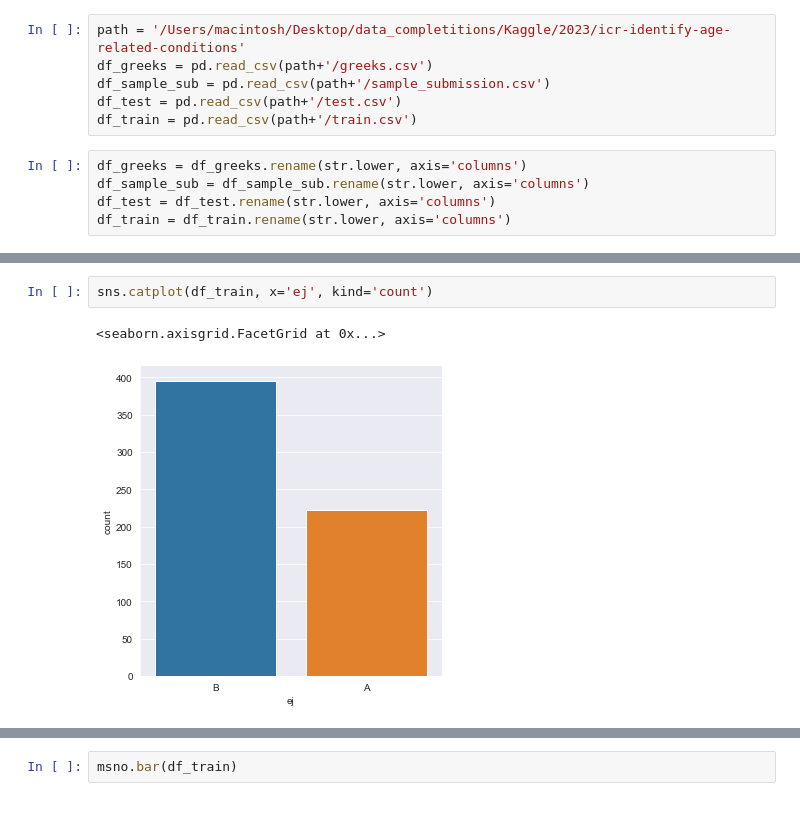
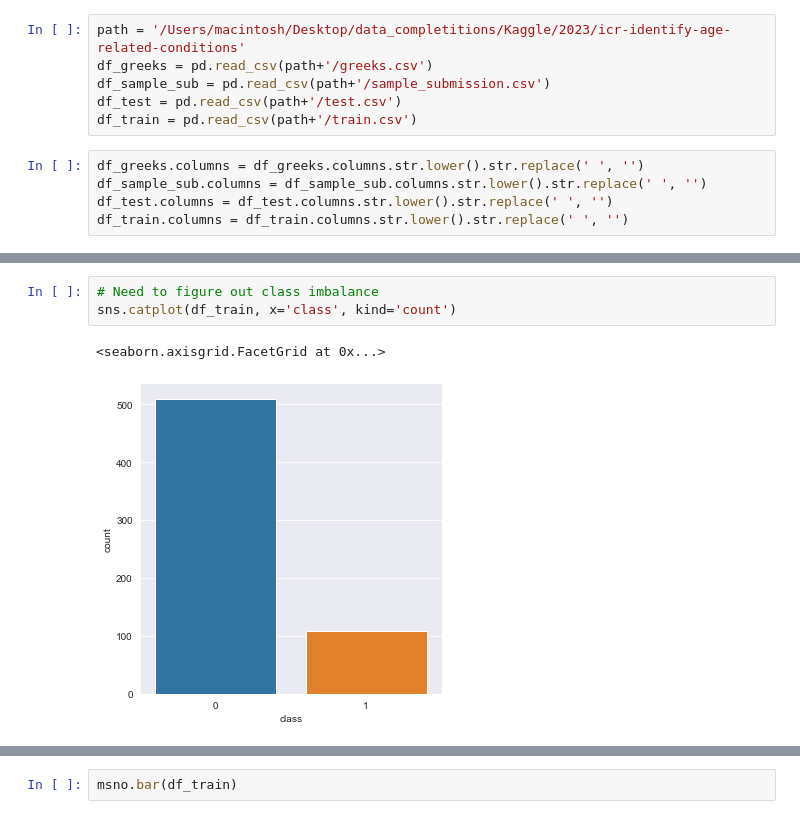
Before and after one commit to sitsawek/ICR_identifying_age_related_conditions, a Jupyter notebook: ICR_identifying_age_related_conditions_EDA.ipynb, the cells around one changed output, grey strips where cells are left out. Cells and saved outputs as stored; diff of their text form.

```diff
--- a/ICR_identifying_age_related_conditions_EDA.ipynb
+++ b/ICR_identifying_age_related_conditions_EDA.ipynb
@@ -15,10 +15,10 @@ df_sample_sub = pd.read_csv(path+'/sample_submission.csv')
 df_test = pd.read_csv(path+'/test.csv')
 df_train = pd.read_csv(path+'/train.csv')
 # %%
-df_greeks = df_greeks.rename(str.lower, axis='columns')
-df_sample_sub = df_sample_sub.rename(str.lower, axis='columns')
-df_test = df_test.rename(str.lower, axis='columns')
-df_train = df_train.rename(str.lower, axis='columns')
+df_greeks.columns = df_greeks.columns.str.lower().str.replace(' ', '')
+df_sample_sub.columns = df_sample_sub.columns.str.lower().str.replace(' ', '')
+df_test.columns = df_test.columns.str.lower().str.replace(' ', '')
+df_train.columns = df_train.columns.str.lower().str.replace(' ', '')
 # %%
 df_train.head()
 # %% [output]
@@ -29,7 +29,8 @@ df_train.head()
 | 3 | 043ac50845d5 | 0.252107 | 3819.65177 | 120.201618 | 77.112203 | 8.138688 | 3.685344 | 0.025578 | 11.053708 | 1.229900 | 4169.67738 | ... |
 | 4 | 044fb8a146ec | 0.380297 | 3733.04844 | 85.200147 | 14.103738 | 8.138688 | 3.942255 | 0.054810 | 3.396778 | 102.151980 | 5728.73412 | ... |
 # %%
-sns.catplot(df_train, x='ej', kind='count')
+# Need to figure out class imbalance
+sns.catplot(df_train, x='class', kind='count')
 # %% [output]
 <seaborn.axisgrid.FacetGrid at 0x...>
-[figure, old version]
+[figure, new version]
```
Also changed, not shown: parts of 1 cell of this notebook, 1 other file.
